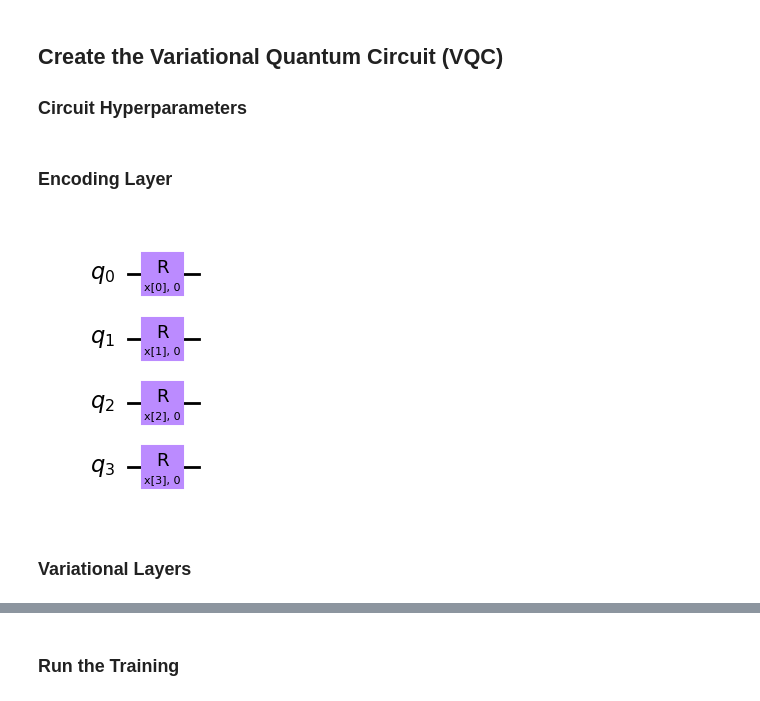
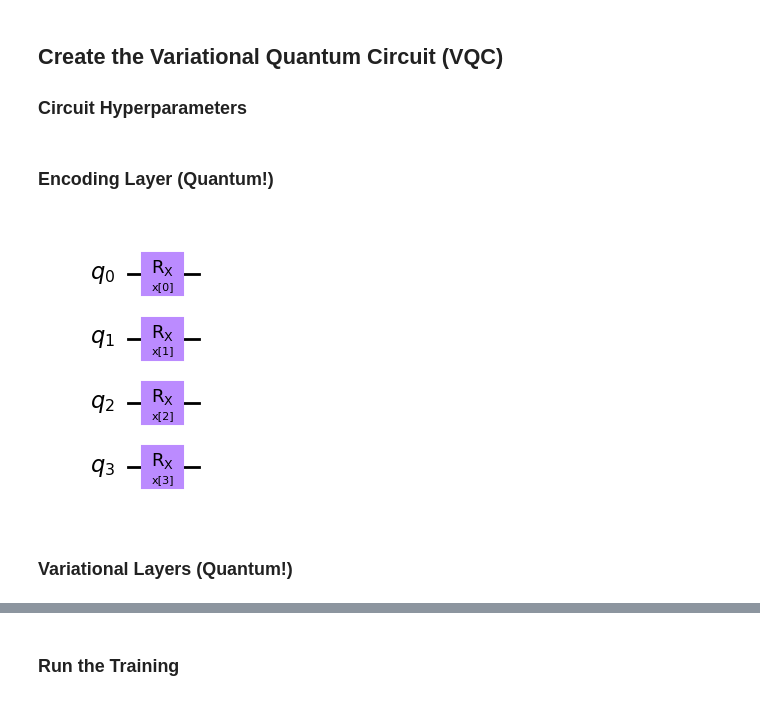
Before and after one commit to TobiasWinker/QC4DB_VQC_Tutorial, a Jupyter notebook: qc4jo.ipynb, the cells around one changed output, grey strips where cells are left out. Cells and saved outputs as stored; diff of their text form; code cells hidden in the pictures.

```diff
--- a/qc4jo.ipynb
+++ b/qc4jo.ipynb
@@ -40,6 +41,6 @@ num_qubits = 4   # Number of qubits
 num_layers = 8  # Number of variational layers in the circuit
 # %% [markdown]
-### Encoding Layer
+### Encoding Layer (Quantum!)
 # %%
 # Create a quantum circuit
 qc = qk.QuantumCircuit(num_qubits)
@@ -50,13 +51,13 @@ x = qk.circuit.ParameterVector('x', num_qubits)
 # Add encoding layer
 for i in range(num_qubits):
     qc.rx(x[i], i)
-
-# Draw the circuit
-qc.decompose().draw(output='mpl')
-# %% [output]
-[figure, removed]
+# %%
+# Draw the circuit
+qc.draw("mpl")
+# %% [output]
+[figure, added]
 # %% [markdown]
-### Variational Layers
+### Variational Layers (Quantum!)
 # %%
 # Parameters for variational layers
 thetas = [ qk.circuit.ParameterVector(f'th{l}_', 2*num_qubits) for l in range(num_layers) ]
```
Also changed, not shown: parts of 34 cells of this notebook, 1 other file.
